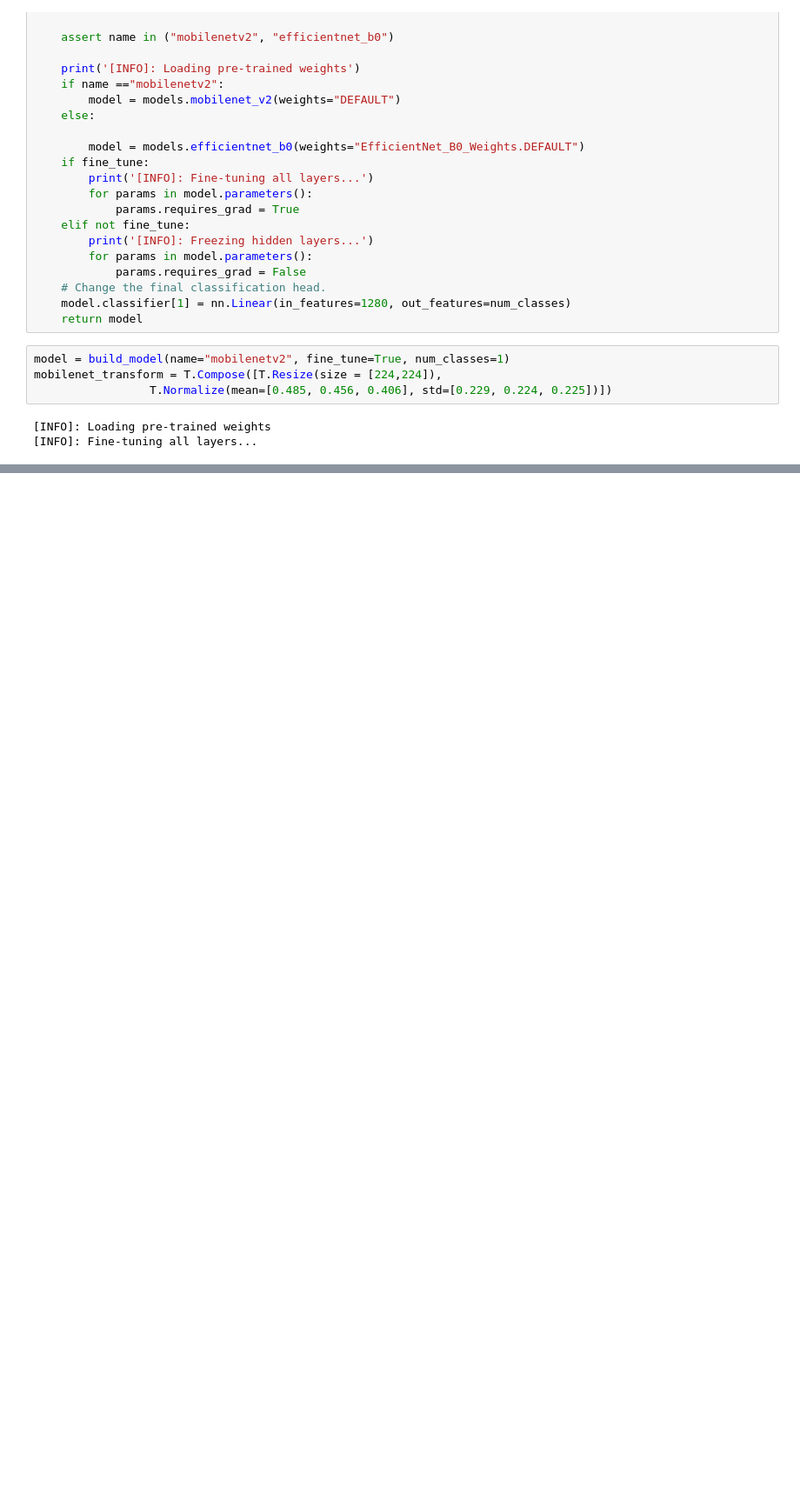
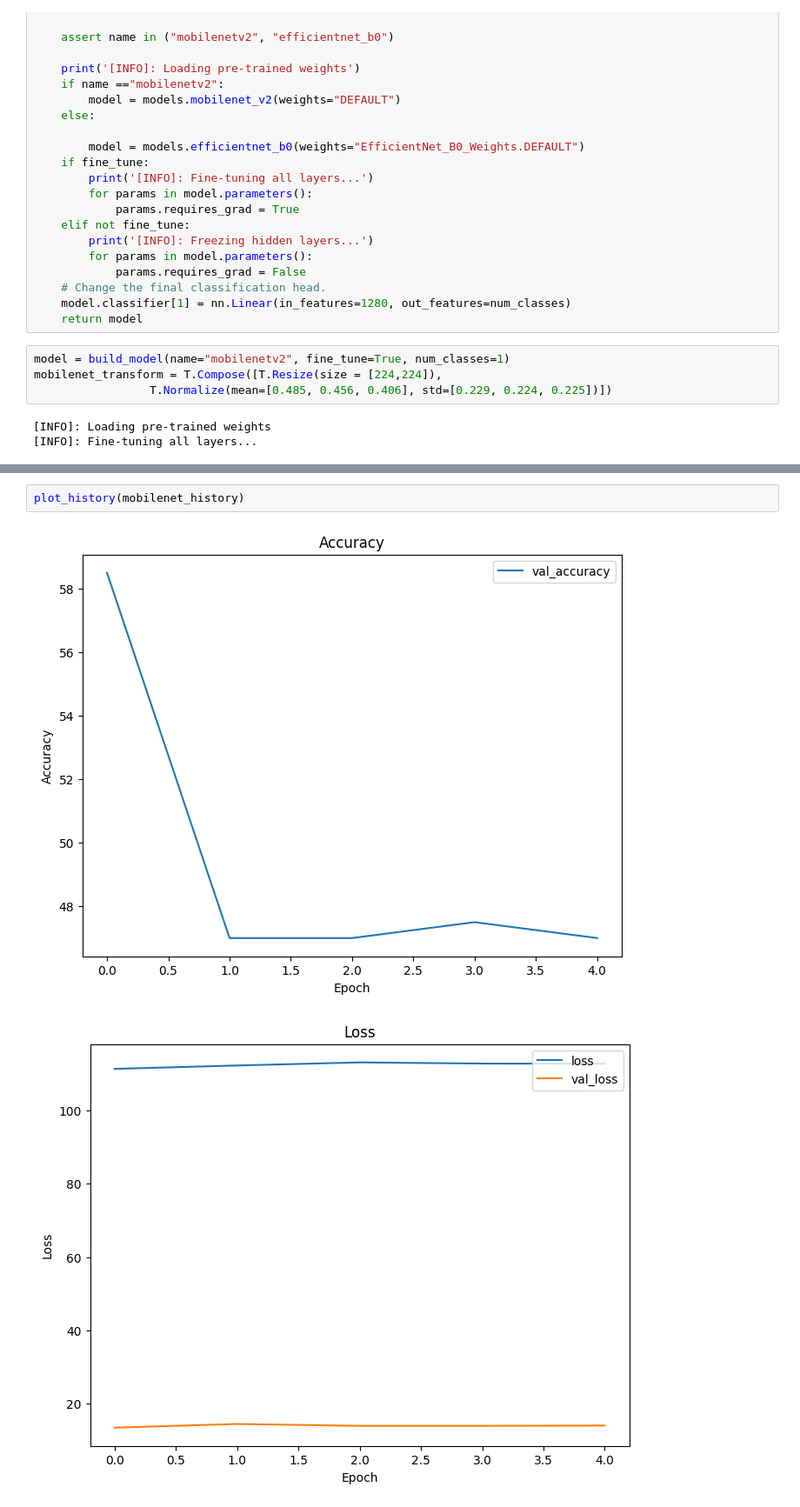
Before and after one commit to MNIKIEMA/Real-and-Fake-Face-Detection, a Jupyter notebook: Final_notebook.ipynb, the cells around one changed output, grey strips where cells are left out. Shown: that part at 87% size. Drawn from its saved outputs; the diff is of its cells as text; blank space fills up the shorter version.

Commit message:
add mobilenet

```diff
--- a/Final_notebook.ipynb
+++ b/Final_notebook.ipynb
@@ -878,0 +958,5 @@ Train loss: 112.76915 | Valid loss: 16.17912 | Valid acc: 67.00%
+# %%
+plot_history(mobilenet_history)
+# %% [output]
+[figure, added]
+[figure, added]
```
Also changed, not shown: parts of 30 cells of this notebook.
